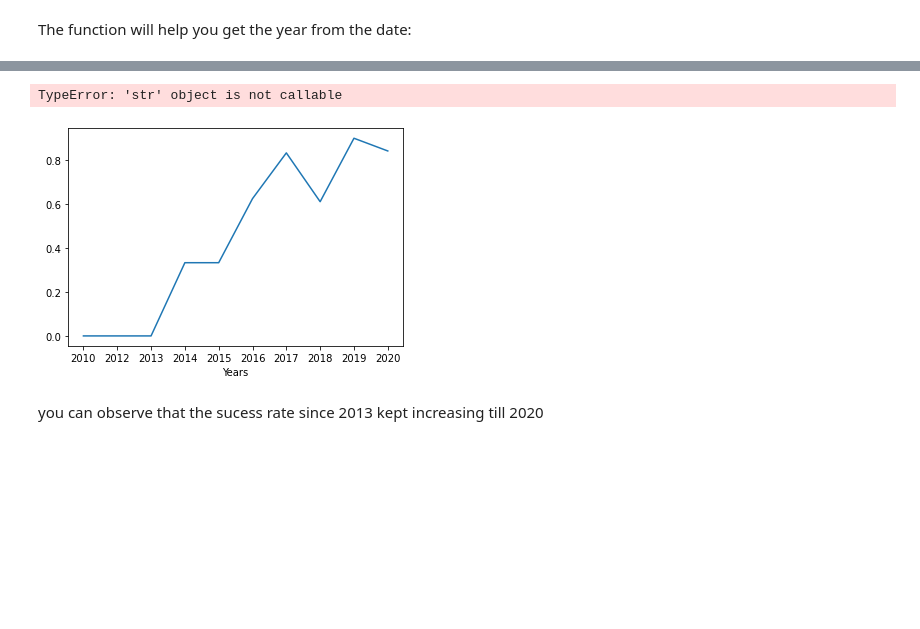
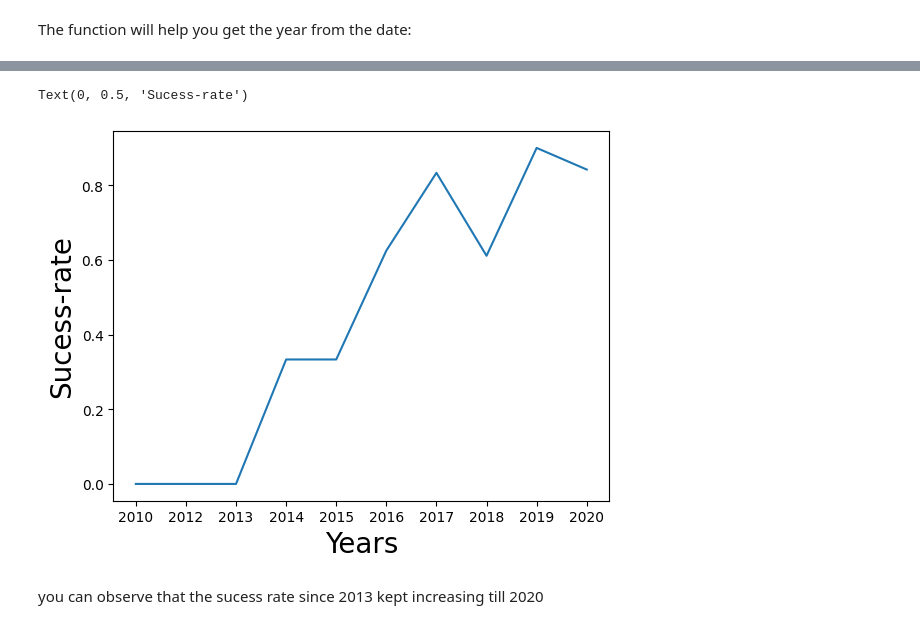
Before and after one commit to JonusBurger/CapStone, a Jupyter notebook: EDA CAPSTONE with PYTHON.ipynb, the cells around one changed output, grey strips where cells are left out. Drawn from its saved outputs; the diff is of its cells as text; code cells hidden in the pictures; blank space fills up the shorter version.

```diff
--- a/EDA CAPSTONE with PYTHON.ipynb
+++ b/EDA CAPSTONE with PYTHON.ipynb
@@ -189,10 +210,10 @@ for key in dic.keys():
 # %%
 plt.plot(list(dic.keys()), sucssess_rate)
-plt.xlabel("Years")
-plt.ylabel("Sucessrate")
+plt.xlabel("Years", fontsize=20)
+plt.ylabel("Sucess-rate", fontsize=20)
 # %% [output]
-TypeError: 'str' object is not callable
+Text(0, 0.5, 'Sucess-rate')
-[figure, old version]
+[figure, new version]
 # %% [markdown]
 you can observe that the sucess rate since 2013 kept increasing till 2020
 # %% [markdown]
```
Also changed, not shown: parts of 6 cells of this notebook, 10 other files.
